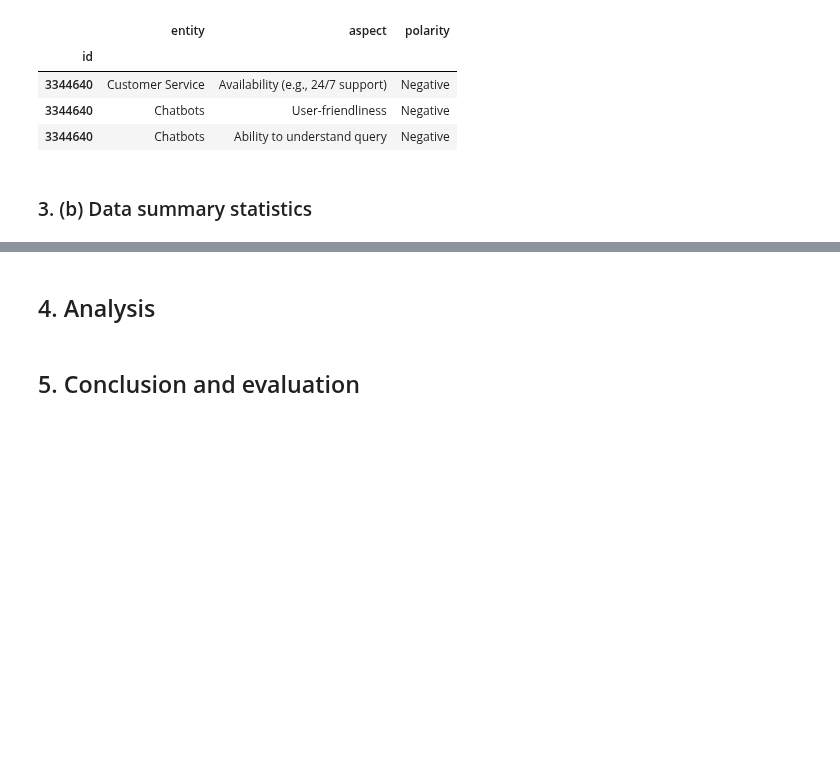
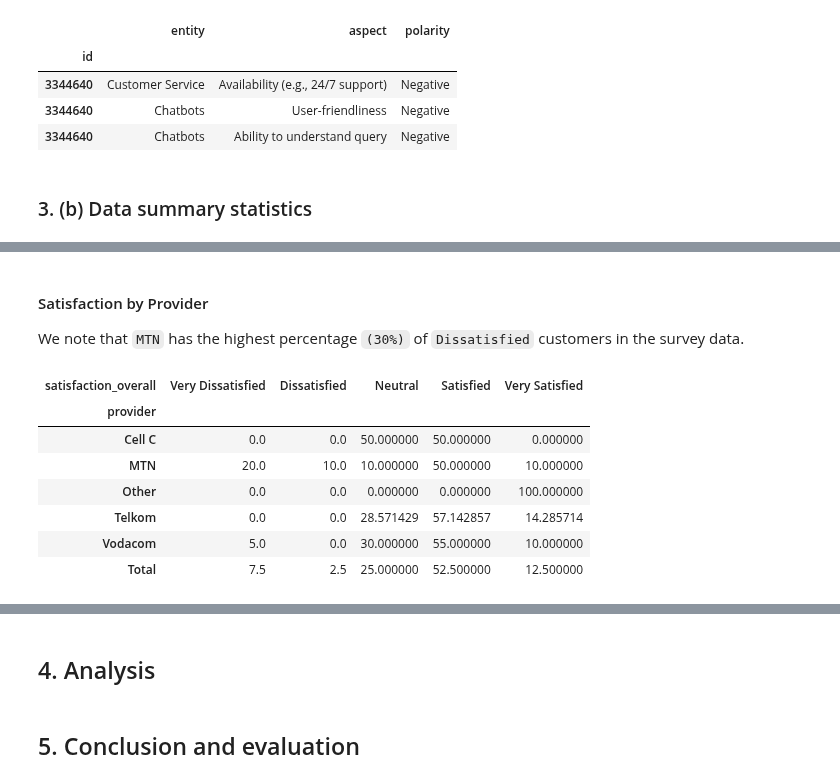
Before and after one commit to JohnnyFoulds/dsm050-2023-apr, a Jupyter notebook: notebooks/04_draft/04-02_pre_processing.ipynb, the cells around one changed output, grey strips where cells are left out. Drawn from its saved outputs; the diff is of its cells as text; code cells hidden in the pictures; blank space fills up the shorter version.

```diff
--- a/notebooks/04_draft/04-02_pre_processing.ipynb
+++ b/notebooks/04_draft/04-02_pre_processing.ipynb
@@ -310,6 +339,7 @@ class SurveyDataTypes:
     @staticmethod
     def set_boolean_columns(dataframe: pd.DataFrame) -> pd.DataFrame:
         """Update the datatype of boolean columns"""
+        dataframe['used_ai'] = dataframe['used_ai'].map({'Yes': 1, 'No': 0})
         DataTypes.set_boolean(dataframe, 'used_ai')
 
         return dataframe
@@ -527,0 +641,20 @@ Rows and Columns loaded: (1595, 3)
+# %% [markdown]
+#### Satisfaction by Provider
+
+We note that `MTN` has the highest percentage `(30%)` of `Dissatisfied` customers in the survey data.
+# %%
+pd.crosstab(
+    df_survey['provider'],
+    df_survey['satisfaction_overall'],
+    margins=True,
+    margins_name="Total",
+    normalize='index') * 100
+# %% [output]
+| satisfaction_overall | Very Dissatisfied | Dissatisfied | Neutral | Satisfied | Very Satisfied |
+| provider |  |  |  |  |  |
+| Cell C | 0.0 | 0.0 | 50.000000 | 50.000000 | 0.000000 |
+| MTN | 20.0 | 10.0 | 10.000000 | 50.000000 | 10.000000 |
+| Other | 0.0 | 0.0 | 0.000000 | 0.000000 | 100.000000 |
+| Telkom | 0.0 | 0.0 | 28.571429 | 57.142857 | 14.285714 |
+| Vodacom | 5.0 | 0.0 | 30.000000 | 55.000000 | 10.000000 |
+| Total | 7.5 | 2.5 | 25.000000 | 52.500000 | 12.500000 |
```
Also changed, not shown: parts of 20 cells of this notebook.
